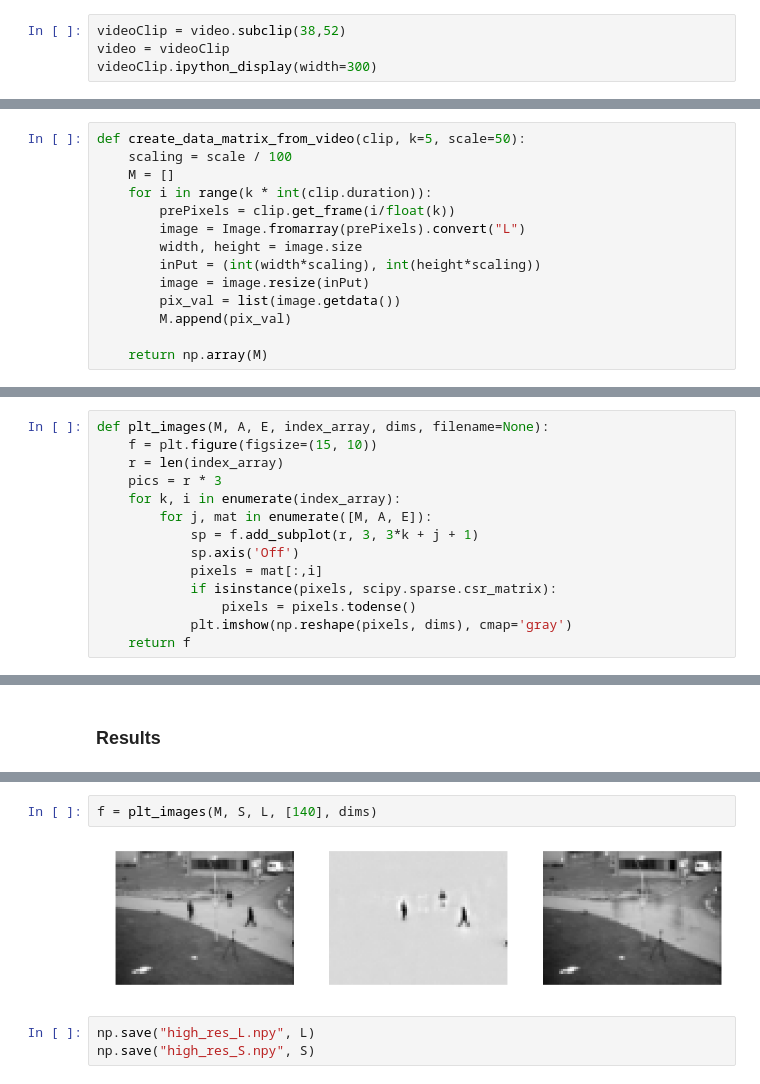
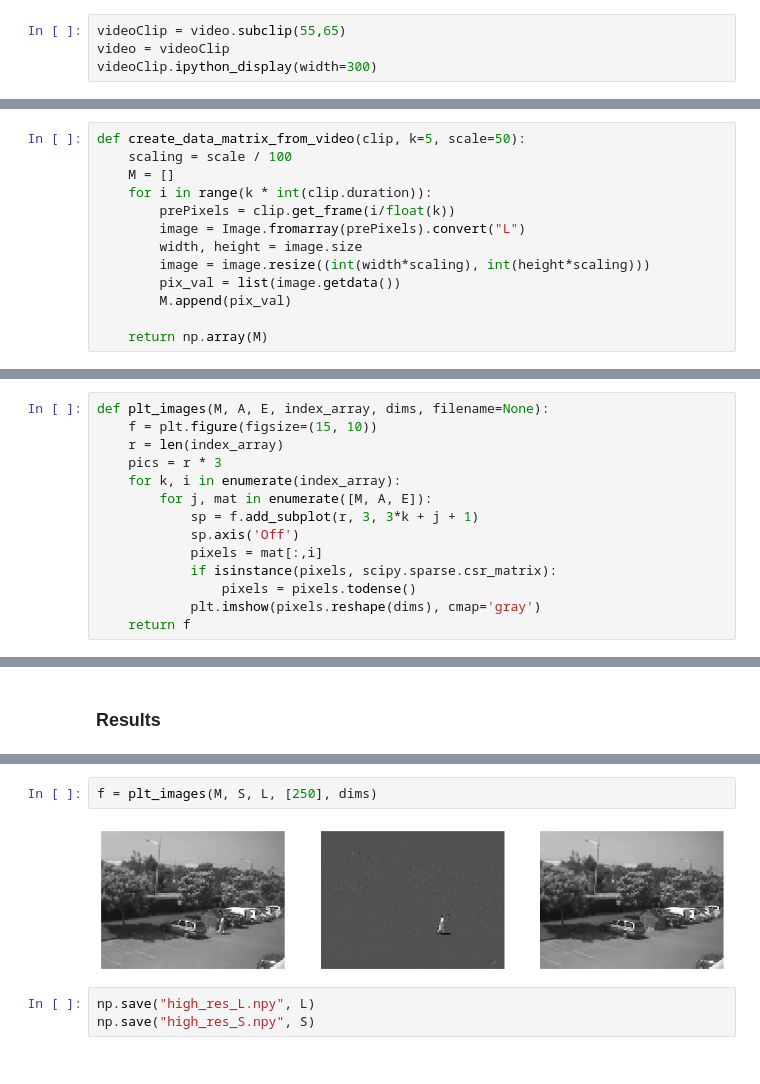
Before and after one commit to Unthrottled/numerical-linear-algebra, a Jupyter notebook: nbs/3. Background Removal with Robust PCA.ipynb, the cells around one changed output, grey strips where cells are left out. Saved outputs shown, nothing was run; the diff lists cells and outputs as text.

```diff
--- a/nbs/3. Background Removal with Robust PCA.ipynb
+++ b/nbs/3. Background Removal with Robust PCA.ipynb
@@ -34,7 +34,7 @@ TOL = 1.0e-8
 # %%
 video = mpe.VideoFileClip("data/Video_001.avi")
 # %%
-videoClip = video.subclip(38,52)
+videoClip = video.subclip(55,65)
 video = videoClip
 videoClip.ipython_display(width=300)
 # %% [output]
@@ -57,8 +57,7 @@ def create_data_matrix_from_video(clip, k=5, scale=50):
         prePixels = clip.get_frame(i/float(k))
         image = Image.fromarray(prePixels).convert("L")
         width, height = image.size
-        inPut = (int(width*scaling), int(height*scaling))
-        image = image.resize(inPut)
+        image = image.resize((int(width*scaling), int(height*scaling)))
         pix_val = list(image.getdata())
         M.append(pix_val)
 
@@ -78,7 +77,7 @@ def plt_images(M, A, E, index_array, dims, filename=None):
             pixels = mat[:,i]
             if isinstance(pixels, scipy.sparse.csr_matrix):
                 pixels = pixels.todense()
-            plt.imshow(np.reshape(pixels, dims), cmap='gray')
+            plt.imshow(pixels.reshape(dims), cmap='gray')
     return f
 # %%
 def plots(ims, dims, figsize=(15,20), rows=1, interp=False, titles=None):
@@ -386,7 +386,7 @@ plots(examples, dims, rows=5)
 # %%
-f = plt_images(M, S, L, [140], dims)
+f = plt_images(M, S, L, [250], dims)
 # %% [output]
-[figure, old version]
+[figure, new version]
 # %%
 np.save("high_res_L.npy", L)
 np.save("high_res_S.npy", S)
```
Also changed, not shown: parts of 20 cells of this notebook, 2 other files.
